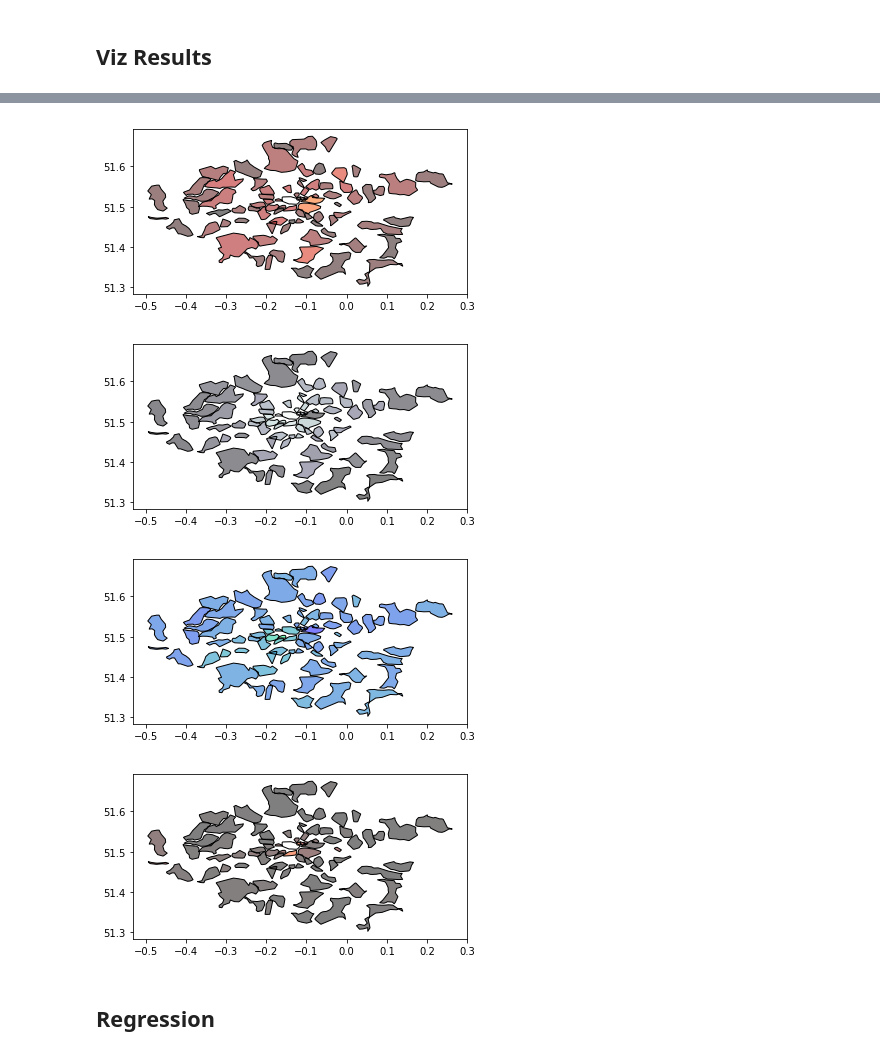
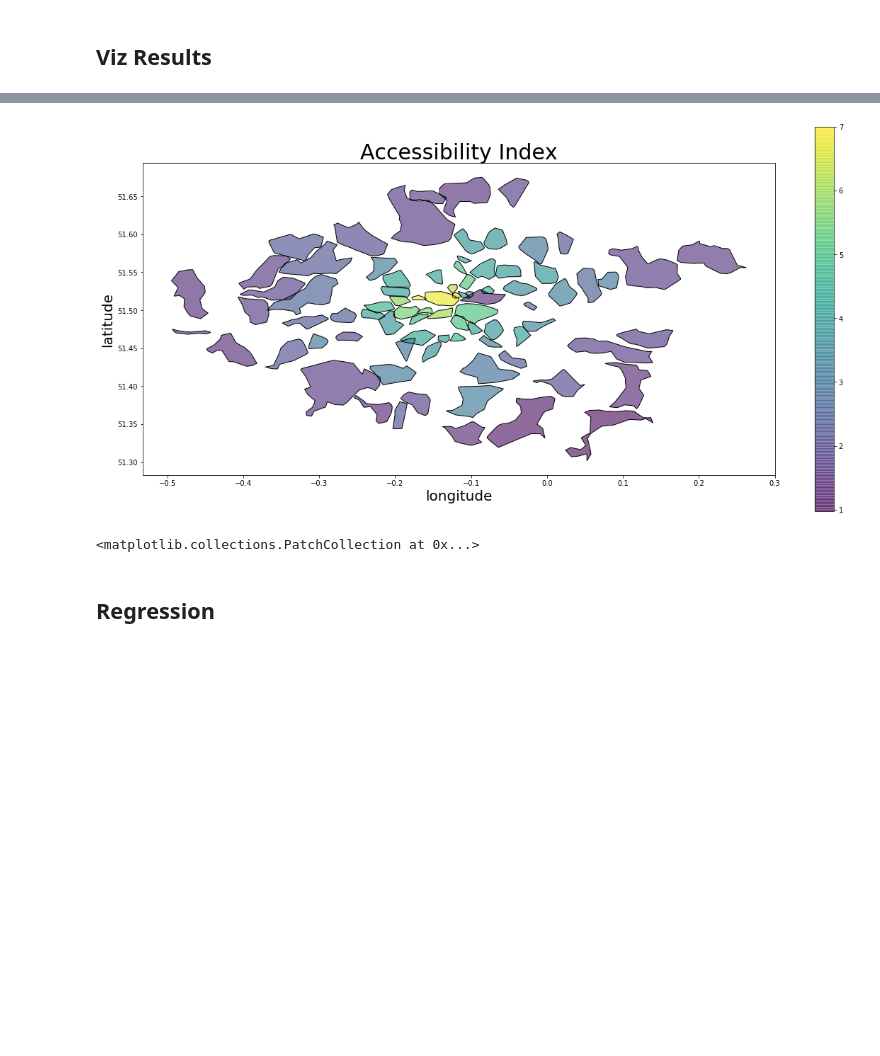
Before and after one commit to mateoneira/UrbanDNA, a Jupyter notebook: Ele-June/June's modular functions/REAL_Overlay Areal Interpolation.ipynb, the cells around one changed output, grey strips where cells are left out. Saved outputs shown, nothing was run; the diff lists cells and outputs as text; code cells hidden in the pictures; blank space fills up the shorter version.

```diff
--- a/Ele-June/June's modular functions/REAL_Overlay Areal Interpolation.ipynb
+++ b/Ele-June/June's modular functions/REAL_Overlay Areal Interpolation.ipynb
@@ -367,15 +361,36 @@ scaled['Xsh']=X_scaled
-# %%
-tg_orig_shp.plot(column='shannon',colormap='gist_heat')
-# scaled.plot(column='Xsh',colormap='gist_heat')
-tg_orig_shp.plot(column='access',colormap='bone')
-tg_orig_shp.plot(column='income',colormap='winter')
-tg_orig_shp.plot(column='pop_ratio',colormap='gist_heat')
-plt.show()
-# %% [output]
-[figure, removed]
-[figure, removed]
-[figure, removed]
-[figure, removed]
+# %%
+# tg_orig_shp.plot(column='shannon',colormap='Reds',figsize=(20,10),alpha=0.6)
+# scaled.plot(column='Xsh',colormap='gist_heat')
+tg_orig_shp.plot(column='access',colormap='viridis',figsize=(20,10),alpha=0.6)
+# # scaled.plot(column='XAcc',colormap='inferno')
+# tg_orig_shp.plot(column='income',colormap='viridis',figsize=(20,10),alpha=0.6)
+# tg_orig_shp.plot(column='pop_ratio',colormap='viridis',figsize=(20,10),alpha=0.6)
+# plt.colorbar()
+
+# plt.title('Shannon Diversity Index', fontsize=30)
+# plt.title('Income', fontsize=30)
+plt.title('Accessibility Index', fontsize=30)
+# plt.title('Jobs to Residents Ratio', fontsize=30)
+
+plt.ylabel('latitude', fontsize=20)
+plt.xlabel('longitude', fontsize=20)
+
+
+
+## for drawing the colorbar...
+ax=plt.gca() #get the current axes
+PCM=ax.get_children()[0] #get the mappable.
+plt.colorbar(PCM, ax=ax)
+
+
+
+plt.show(1)
+# %% [output]
+[figure, added]
+# %%
+ax.get_children()[0]
+# %% [output]
+<matplotlib.collections.PatchCollection at 0x...>
 # %% [markdown]
 ## Regression
 # %% [markdown]
```
Also changed, not shown: parts of 8 cells of this notebook, 8 other files.
